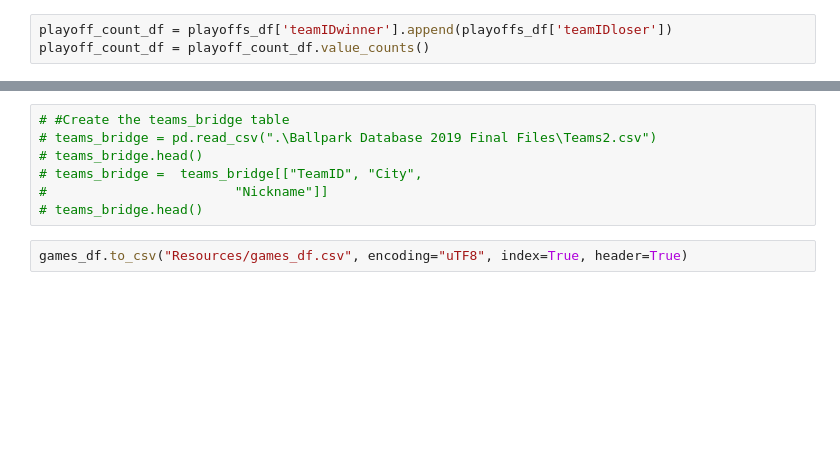
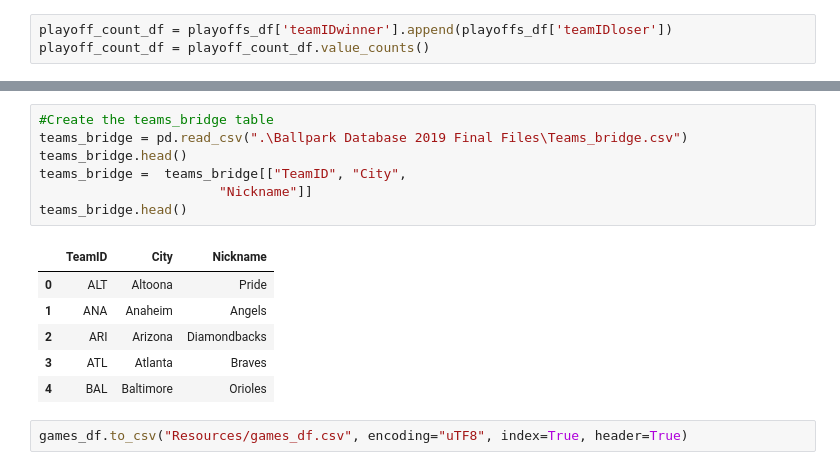
Before and after one commit to eerofeeva/return_of_the_Baseball_Madness, a Jupyter notebook: baseball_challege.ipynb, the cells around one changed output, grey strips where cells are left out. Saved outputs shown, nothing was run; the diff lists cells and outputs as text; blank space fills up the shorter version.

```diff
--- a/baseball_challege.ipynb
+++ b/baseball_challege.ipynb
@@ -90,9 +128,16 @@ games_df
 # %%
-# #Create the teams_bridge table
-# teams_bridge = pd.read_csv(".\Ballpark Database 2019 Final Files\Teams2.csv")
-# teams_bridge.head()
-# teams_bridge =  teams_bridge[["TeamID", "City",
-#                        "Nickname"]]
-# teams_bridge.head()
+#Create the teams_bridge table
+teams_bridge = pd.read_csv(".\Ballpark Database 2019 Final Files\Teams_bridge.csv")
+teams_bridge.head()
+teams_bridge =  teams_bridge[["TeamID", "City",
+                       "Nickname"]]
+teams_bridge.head()
+# %% [output]
+|  | TeamID | City | Nickname |
+| 0 | ALT | Altoona | Pride |
+| 1 | ANA | Anaheim | Angels |
+| 2 | ARI | Arizona | Diamondbacks |
+| 3 | ATL | Atlanta | Braves |
+| 4 | BAL | Baltimore | Orioles |
 # %%
 games_df.to_csv("Resources/games_df.csv", encoding="uTF8", index=True, header=True)
```
Also changed, not shown: parts of 5 cells of this notebook, 1 other file.
